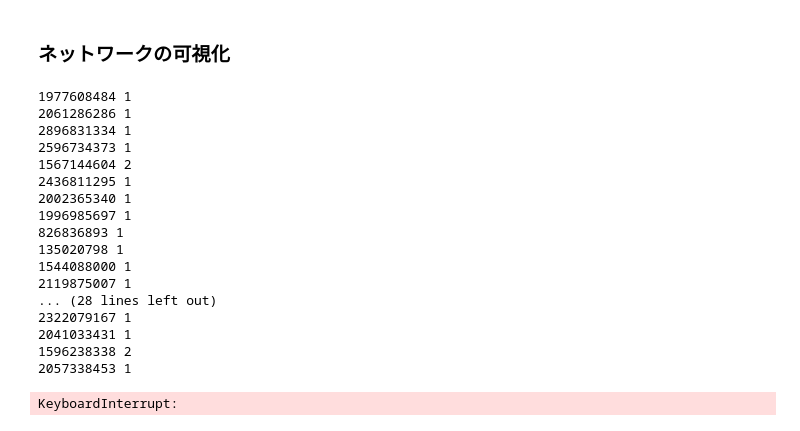
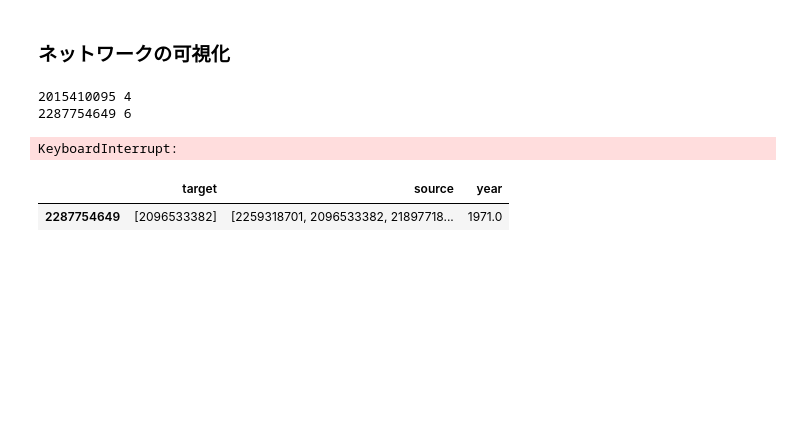
Before and after one commit to ScisciJP/tutorial_jp, a Jupyter notebook: 3-Disruptiveness copy Large.ipynb, the cells around one changed output. Drawn from its saved outputs; the diff is of its cells as text; code cells hidden in the pictures; blank space fills up the shorter version.

```diff
--- a/3-Disruptiveness copy Large.ipynb
+++ b/3-Disruptiveness copy Large.ipynb
@@ -747,28 +747,19 @@ filtered_df[filtered_df[1] > 0.92].merge(works_df, left_index=True, right_index=
 ### ネットワークの可視化
 # %%
 related_ref_df = citations_df
-temp = scores_notna[scores_notna[1] > 0.9].index.values
+temp = scores_notna[(scores_notna[1] > -0.7) & (scores_notna[1] < -0.6)].index.values
 for i in temp:
     works_target = related_ref_df[related_ref_df["source"]==int(i)]
     works_source = related_ref_df[related_ref_df["target"].isin(works_target["target"].values)]
     if(len(works_source["source"].unique())<50):
         print(i, len(works_source["source"].unique()))
 # %% [output]
-1977608484 1
-2061286286 1
-2896831334 1
-2596734373 1
-1567144604 2
-2436811295 1
-2002365340 1
-1996985697 1
-826836893 1
-135020798 1
-1544088000 1
-2119875007 1
-... (28 lines left out)
-2322079167 1
-2041033431 1
-1596238338 2
-2057338453 1
+2015410095 4
+2287754649 6
 KeyboardInterrupt:
+# %%
+ID = 2287754649
+display(citations_gb[citations_gb.index == ID])
+# %% [output]
+|  | target | source | year |
+| 2287754649 | [2096533382] | [2259318701, 2096533382, 21897718... | 1971.0 |
```
Also changed, not shown: parts of 5 cells of this notebook.
